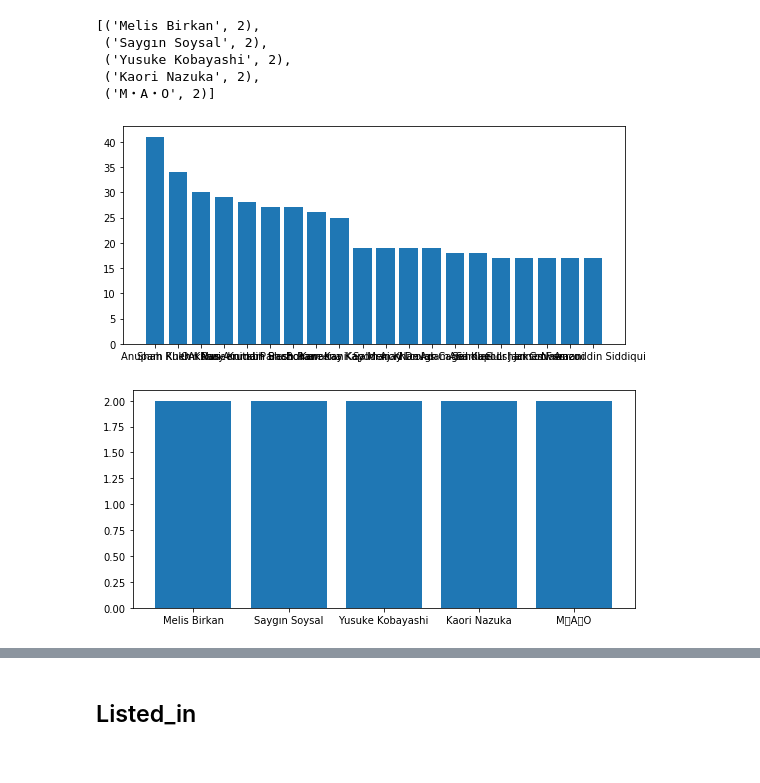
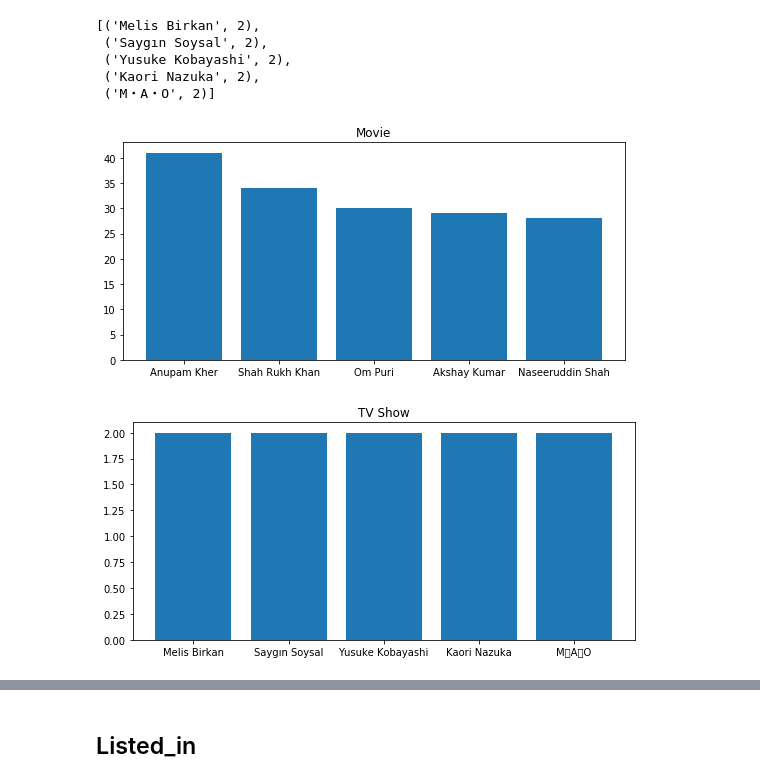
Before and after one commit to sieniecelicia19/eda-netflix, a Jupyter notebook: EDA-Netflix.ipynb, the cells around one changed output, grey strips where cells are left out. Drawn from its saved outputs; the diff is of its cells as text; code cells hidden in the pictures.

```diff
--- a/EDA-Netflix.ipynb
+++ b/EDA-Netflix.ipynb
@@ -975,7 +976,7 @@ most_common_cast
  ('Saif Ali Khan', 17),
  ('James Franco', 17)]
 # %%
-most_common_cast1 = Counter(", ".join(netflix_movies['cast']).split(", ")).most_common(20)
+most_common_cast1 = Counter(", ".join(netflix_movies['cast']).split(", ")).most_common(5)
 most_common_cast1
 # %% [output]
 [('Anupam Kher', 41),
@@ -1010,20 +996,23 @@ most_common_cast2
 # %%
 label1 = [i[0] for i in most_common_cast1]
 jml1 = [i[1] for i in most_common_cast1]
 fig_size = (9,4)
 fig, ax = plt.subplots(figsize=fig_size)
+plt.title('Movie')
 plt.bar(label1, jml1)
 plt.show()
 
 label2 = [i[0] for i in most_common_cast2]
 jml2 = [i[1] for i in most_common_cast2]
 fig_size = (9,4)
 fig, ax = plt.subplots(figsize=fig_size)
+plt.title('TV Show')
+
 plt.bar(label2, jml2)
 plt.show()
 # %% [output]
-[figure, old version]
+[figure, new version]
-[figure, old version]
+[figure, new version]
 # %%
 # most_common_cast2
 # df.loc[df.description.str.contains('Twenty-six years', na=False)]
```
Also changed, not shown: parts of 18 cells of this notebook.
